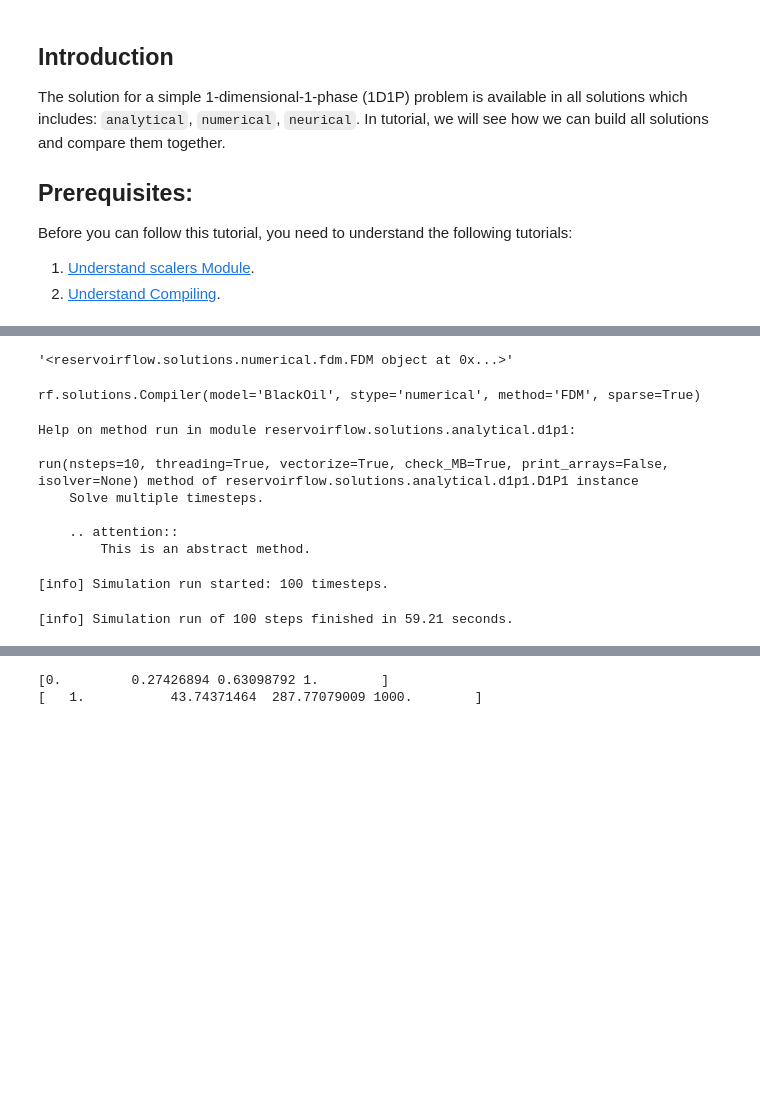
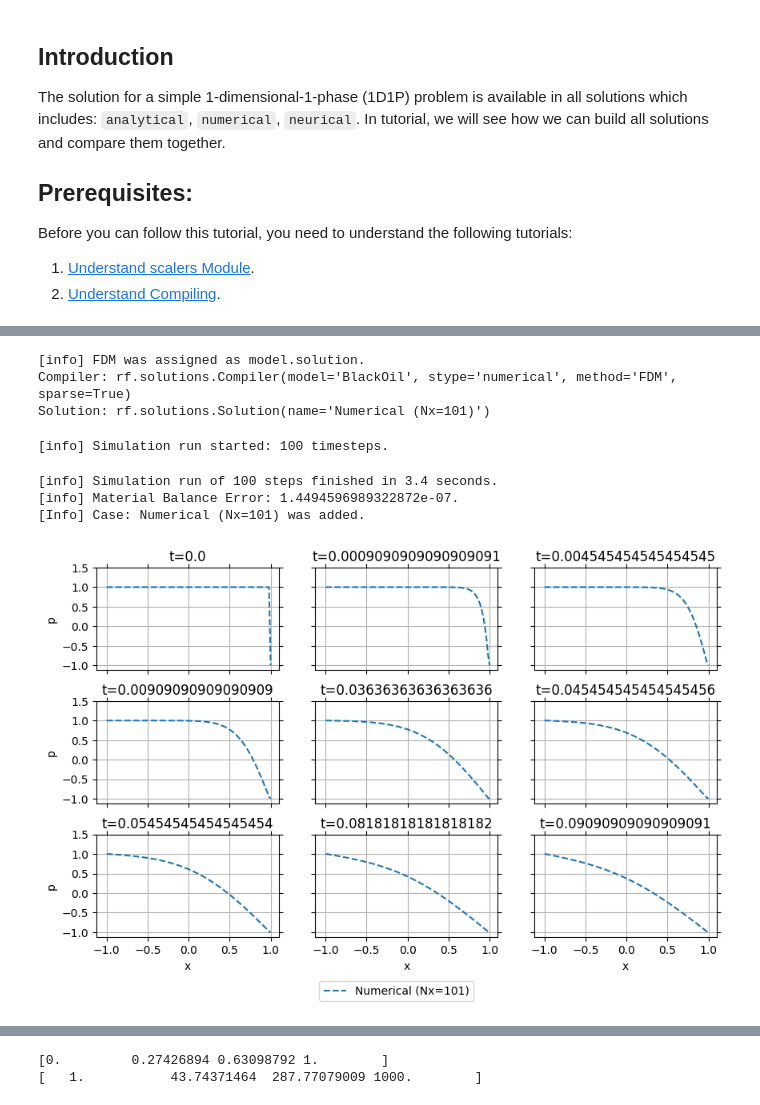
Before and after one commit to hiesabx/reservoirflow, a Jupyter notebook: docs/source/user_guide/tutorials/tutorial_different_solutions_1D1P.ipynb, the cells around one changed output, grey strips where cells are left out. Saved outputs shown, nothing was run; the diff lists cells and outputs as text; code cells hidden in the pictures; blank space fills up the shorter version.

```diff
--- a/docs/source/user_guide/tutorials/tutorial_different_solutions_1D1P.ipynb
+++ b/docs/source/user_guide/tutorials/tutorial_different_solutions_1D1P.ipynb
@@ -222,9 +166,8 @@ repr(model.solution)
 # %%
-model.set_solution('BlackOil-numerical-FDM-True')
-repr(model.solution)
+model.compile("numerical", "FDM", True, "Numerical (Nx=101)")
+print("Compiler:", repr(model.compiler))
+print("Solution:", repr(model.solution))
 # %% [output]
-'<reservoirflow.solutions.numerical.fdm.FDM object at 0x...>'
+[info] FDM was assigned as model.solution.
+Compiler: rf.solutions.Compiler(model='BlackOil', stype='numerical', method='FDM', sparse=True)
+Solution: rf.solutions.Solution(name='Numerical (Nx=101)')
-# %%
-model.compiler
-# %% [output]
-rf.solutions.Compiler(model='BlackOil', stype='numerical', method='FDM', sparse=True)
@@ -233,15 +174,9 @@ rf.solutions.Compiler(model='BlackOil', stype='numerical', method='FDM', sparse=
-# %%
-help(model.run)
-# %% [output]
-Help on method run in module reservoirflow.solutions.analytical.d1p1:
-
-run(nsteps=10, threading=True, vectorize=True, check_MB=True, print_arrays=False, isolver=None) method of reservoirflow.solutions.analytical.d1p1.D1P1 instance
-    Solve multiple timesteps.
-
-    .. attention::
-        This is an abstract method.
 # %%
 model.run(**run_config)
+model.plot(True, True)
 # %% [output]
 [info] Simulation run started: 100 timesteps.
-[info] Simulation run of 100 steps finished in 59.21 seconds.
+[info] Simulation run of 100 steps finished in 3.4 seconds.
+[info] Material Balance Error: 1.4494596989322872e-07.
+[Info] Case: Numerical (Nx=101) was added.
+[figure, added]
```
Also changed, not shown: parts of 36 cells of this notebook, 18 other files.
